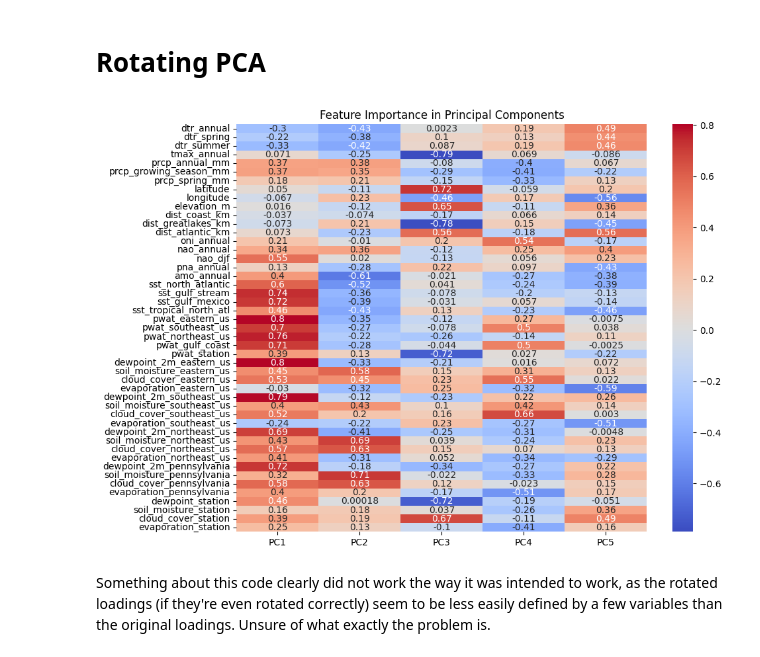
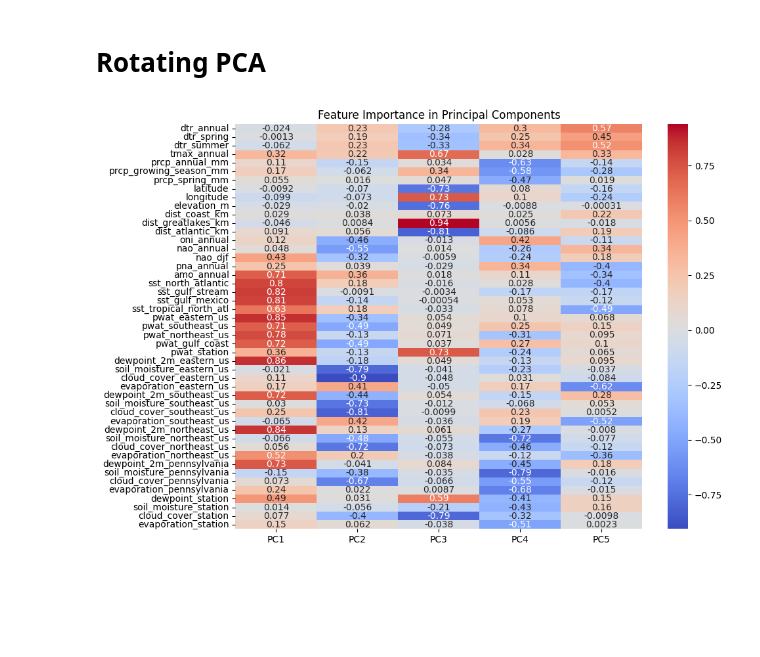
Before and after one commit to samjbaugh/reu26, a Jupyter notebook: Principal_Component_Analysis.ipynb, the cells around one changed output. Drawn from its saved outputs; the diff is of its cells as text; code cells hidden in the pictures; blank space fills up the shorter version.

```diff
--- a/Principal_Component_Analysis.ipynb
+++ b/Principal_Component_Analysis.ipynb
@@ -164,9 +153,11 @@ r_loadings, r_matrix, scale = procrustes_pca_rotation(loadings, {2:[7,8,9]})
-# %%
-plt.figure(figsize=(10, 8))
-sns.heatmap(r_loadings, annot=True, cmap='coolwarm', xticklabels=['PC1', 'PC2', 'PC3', 'PC4', 'PC5'], yticklabels=pa_gs[X].columns)
-plt.title('Feature Importance in Principal Components')
-plt.show()
-# %% [output]
-[figure, removed]
-# %% [markdown]
-Something about this code clearly did not work the way it was intended to work, as the rotated loadings (if they're even rotated correctly) seem to be less easily defined by a few variables than the original loadings. Unsure of what exactly the problem is.
+# %%
+from factor_analyzer import Rotator
+rotator = Rotator(method='varimax')
+loadings_rotated = pd.DataFrame(rotator.fit_transform(loadings))
+
+plt.figure(figsize=(10, 8))
+sns.heatmap(loadings_rotated, annot=True, cmap='coolwarm', xticklabels=['PC1', 'PC2', 'PC3', 'PC4', 'PC5'], yticklabels=X_gs.columns)
+plt.title('Feature Importance in Principal Components')
+plt.show()
+# %% [output]
+[figure, added]
```
Also changed, not shown: parts of 4 cells of this notebook, 8 other files.
